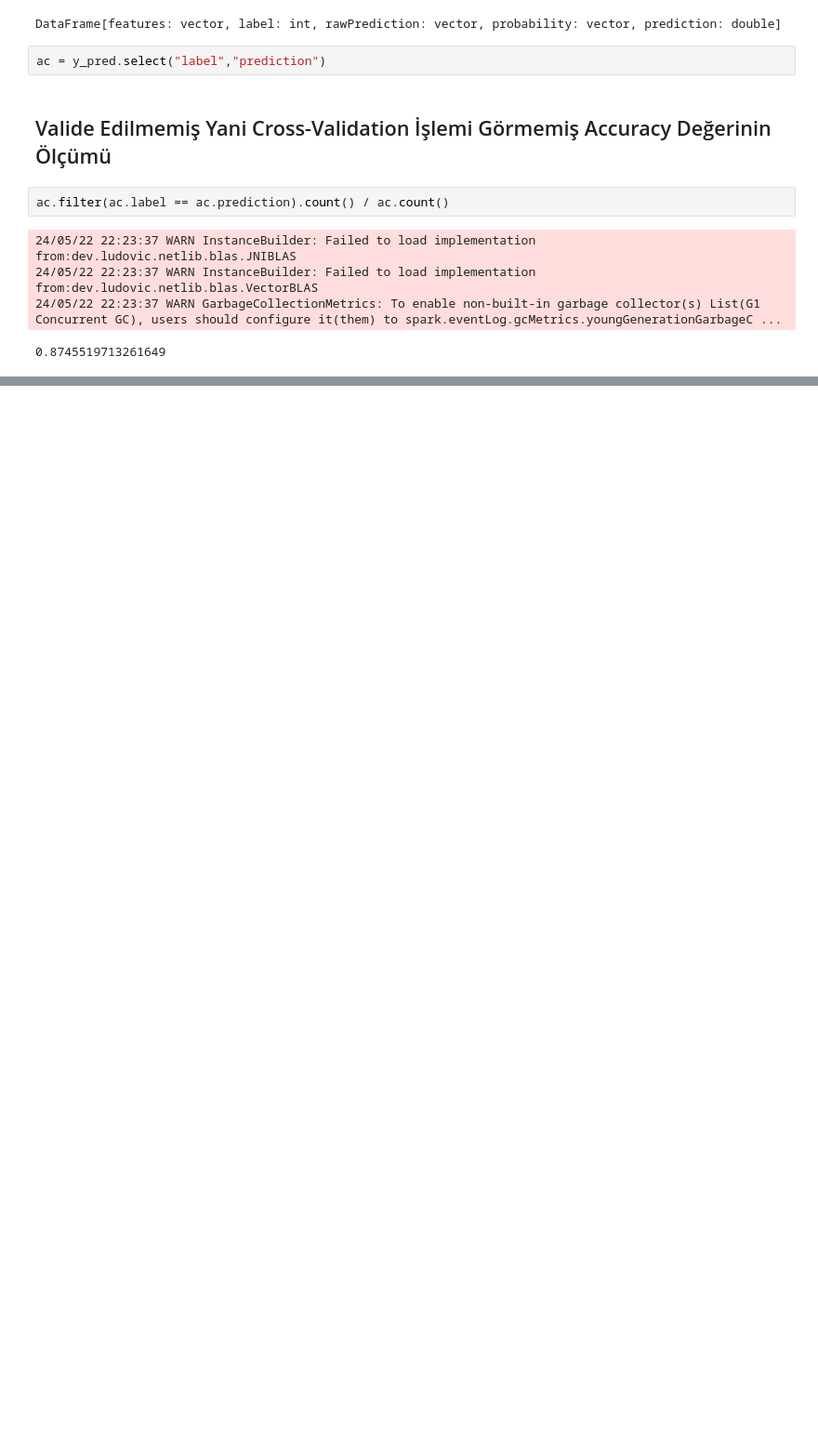
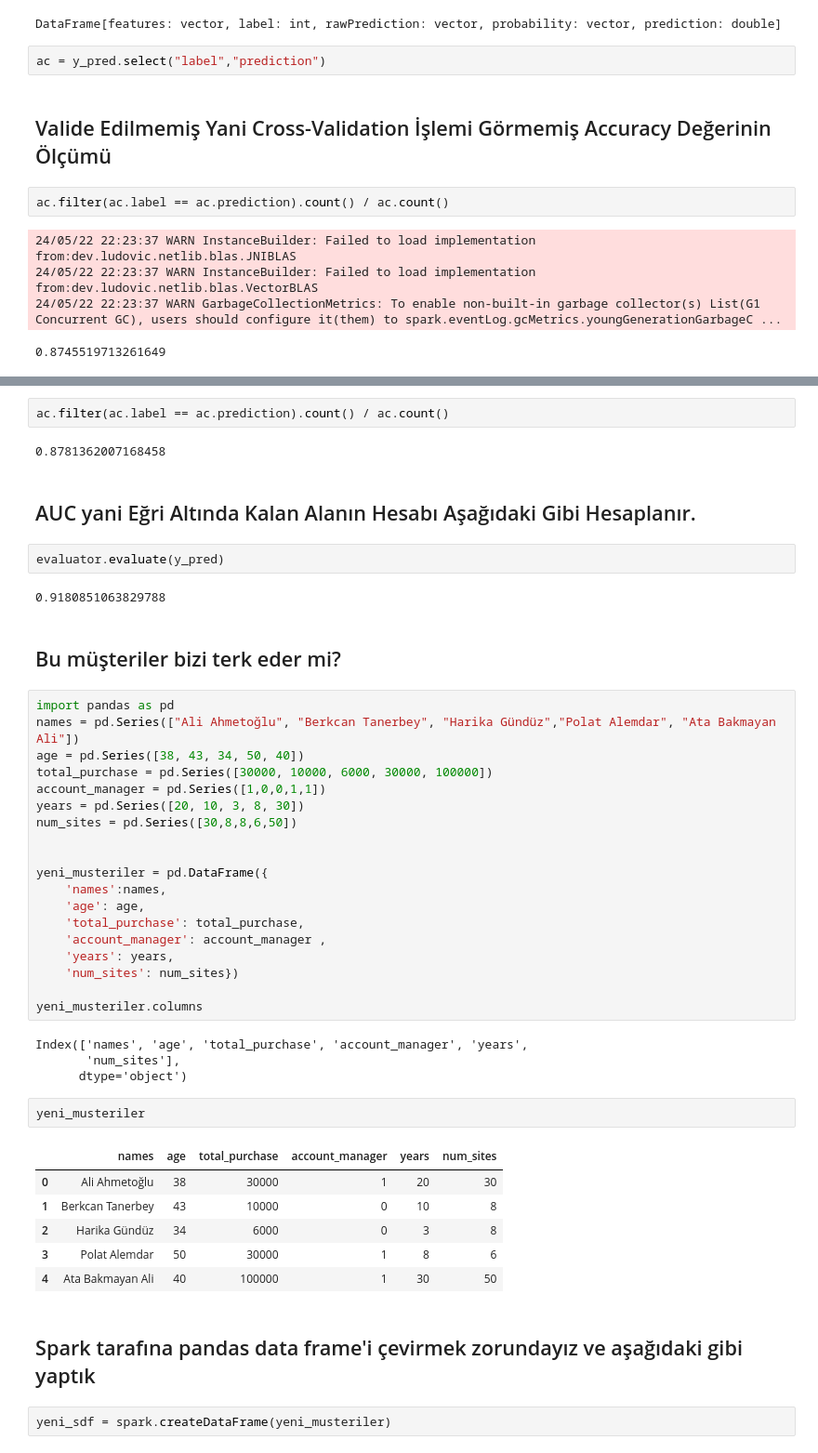
Before and after one commit to ibkya/Using-Machine-Learning-Algorithms-on-Big-Data, a Jupyter notebook: UMLAOSBD.ipynb, the cells around one changed output, grey strips where cells are left out. Shown at 93% size. Saved outputs shown, nothing was run; the diff lists cells and outputs as text; blank space fills up the shorter version.

Commit message:
model tuning and predict on new data for testing model

```diff
--- a/UMLAOSBD.ipynb
+++ b/UMLAOSBD.ipynb
@@ -453,0 +476,48 @@ ac.filter(ac.label == ac.prediction).count() / ac.count()
+# %%
+ac.filter(ac.label == ac.prediction).count() / ac.count()
+# %% [output]
+0.8781362007168458
+# %% [markdown]
+## AUC yani Eğri Altında Kalan Alanın Hesabı Aşağıdaki Gibi Hesaplanır.
+# %%
+evaluator.evaluate(y_pred)
+# %% [output]
+0.9180851063829788
+# %% [markdown]
+## Bu müşteriler bizi terk eder mi?
+# %%
+import pandas as pd
+names = pd.Series(["Ali Ahmetoğlu", "Berkcan Tanerbey", "Harika Gündüz","Polat Alemdar", "Ata Bakmayan Ali"])
+age = pd.Series([38, 43, 34, 50, 40])
+total_purchase = pd.Series([30000, 10000, 6000, 30000, 100000])
+account_manager = pd.Series([1,0,0,1,1])
+years = pd.Series([20, 10, 3, 8, 30])
+num_sites = pd.Series([30,8,8,6,50])
+
+
+yeni_musteriler = pd.DataFrame({
+    'names':names,
+    'age': age,
+    'total_purchase': total_purchase,
+    'account_manager': account_manager ,
+    'years': years,
+    'num_sites': num_sites})
+
+yeni_musteriler.columns
+# %% [output]
+Index(['names', 'age', 'total_purchase', 'account_manager', 'years',
+       'num_sites'],
+      dtype='object')
+# %%
+yeni_musteriler
+# %% [output]
+|  | names | age | total_purchase | account_manager | years | num_sites |
+| 0 | Ali Ahmetoğlu | 38 | 30000 | 1 | 20 | 30 |
+| 1 | Berkcan Tanerbey | 43 | 10000 | 0 | 10 | 8 |
+| 2 | Harika Gündüz | 34 | 6000 | 0 | 3 | 8 |
+| 3 | Polat Alemdar | 50 | 30000 | 1 | 8 | 6 |
+| 4 | Ata Bakmayan Ali | 40 | 100000 | 1 | 30 | 50 |
+# %% [markdown]
+## Spark tarafına pandas data frame'i çevirmek zorundayız ve aşağıdaki gibi yaptık
+# %%
+yeni_sdf = spark.createDataFrame(yeni_musteriler)
```
Also changed, not shown: parts of 12 cells of this notebook.
